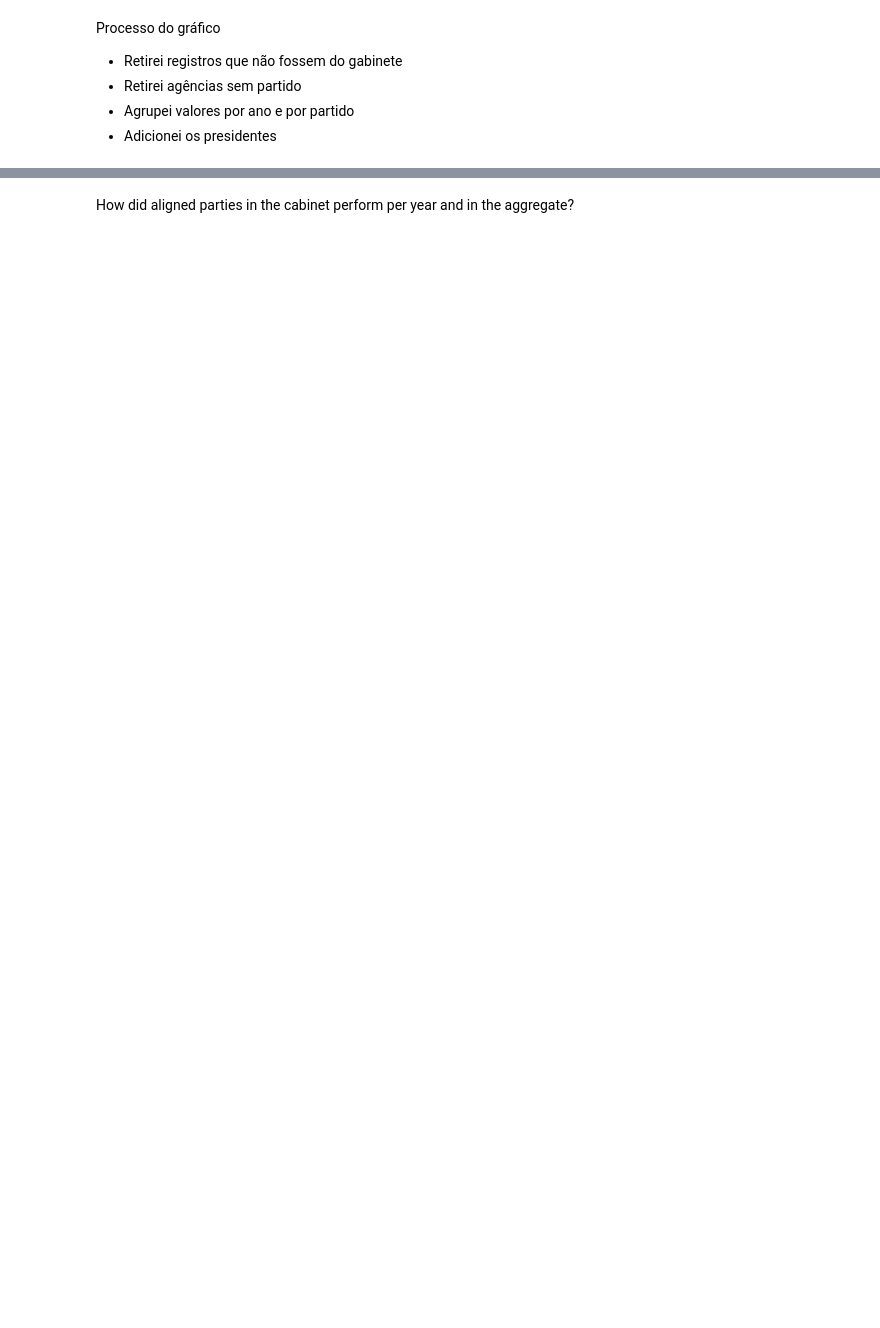
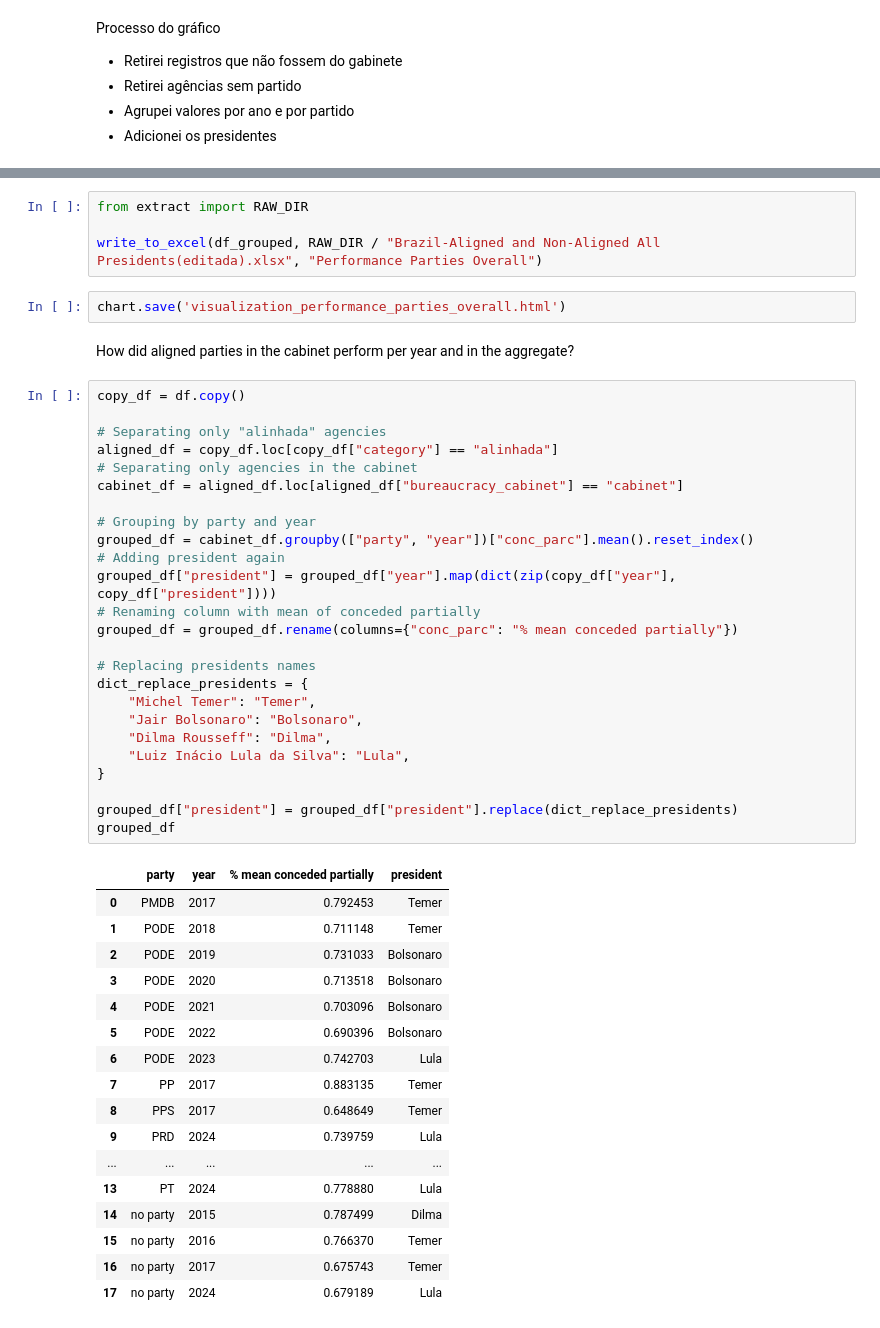
Before and after one commit to ddanieldma/ptp, a Jupyter notebook: brazil-aligned/exploring_editada.ipynb, the cells around one changed output, grey strips where cells are left out. Cells and saved outputs as stored; diff of their text form; blank space fills up the shorter version.

Commit message:
finished visualizations of last_two_questions

```diff
--- a/brazil-aligned/exploring_editada.ipynb
+++ b/brazil-aligned/exploring_editada.ipynb
@@ -164,2 +191,51 @@ df_grouped.head(5)
+# %%
+from extract import RAW_DIR
+
+write_to_excel(df_grouped, RAW_DIR / "Brazil-Aligned and Non-Aligned All Presidents(editada).xlsx", "Performance Parties Overall")
+# %%
+chart.save('visualization_performance_parties_overall.html')
 # %% [markdown]
 How did aligned parties in the cabinet perform per year and in the aggregate?
+# %%
+copy_df = df.copy()
+
+# Separating only "alinhada" agencies
+aligned_df = copy_df.loc[copy_df["category"] == "alinhada"]
+# Separating only agencies in the cabinet
+cabinet_df = aligned_df.loc[aligned_df["bureaucracy_cabinet"] == "cabinet"]
+
+# Grouping by party and year
+grouped_df = cabinet_df.groupby(["party", "year"])["conc_parc"].mean().reset_index()
+# Adding president again
+grouped_df["president"] = grouped_df["year"].map(dict(zip(copy_df["year"], copy_df["president"])))
+# Renaming column with mean of conceded partially
+grouped_df = grouped_df.rename(columns={"conc_parc": "% mean conceded partially"})
+
+# Replacing presidents names
+dict_replace_presidents = {
+    "Michel Temer": "Temer",
+    "Jair Bolsonaro": "Bolsonaro",
+    "Dilma Rousseff": "Dilma",
+    "Luiz Inácio Lula da Silva": "Lula",
+}
+
+grouped_df["president"] = grouped_df["president"].replace(dict_replace_presidents)
+grouped_df
+# %% [output]
+|  | party | year | % mean conceded partially | president |
+| 0 | PMDB | 2017 | 0.792453 | Temer |
+| 1 | PODE | 2018 | 0.711148 | Temer |
+| 2 | PODE | 2019 | 0.731033 | Bolsonaro |
+| 3 | PODE | 2020 | 0.713518 | Bolsonaro |
+| 4 | PODE | 2021 | 0.703096 | Bolsonaro |
+| 5 | PODE | 2022 | 0.690396 | Bolsonaro |
+| 6 | PODE | 2023 | 0.742703 | Lula |
+| 7 | PP | 2017 | 0.883135 | Temer |
+| 8 | PPS | 2017 | 0.648649 | Temer |
+| 9 | PRD | 2024 | 0.739759 | Lula |
+| ... | ... | ... | ... | ... |
+| 13 | PT | 2024 | 0.778880 | Lula |
+| 14 | no party | 2015 | 0.787499 | Dilma |
+| 15 | no party | 2016 | 0.766370 | Temer |
+| 16 | no party | 2017 | 0.675743 | Temer |
+| 17 | no party | 2024 | 0.679189 | Lula |
```
Also changed, not shown: parts of 14 cells of this notebook.
